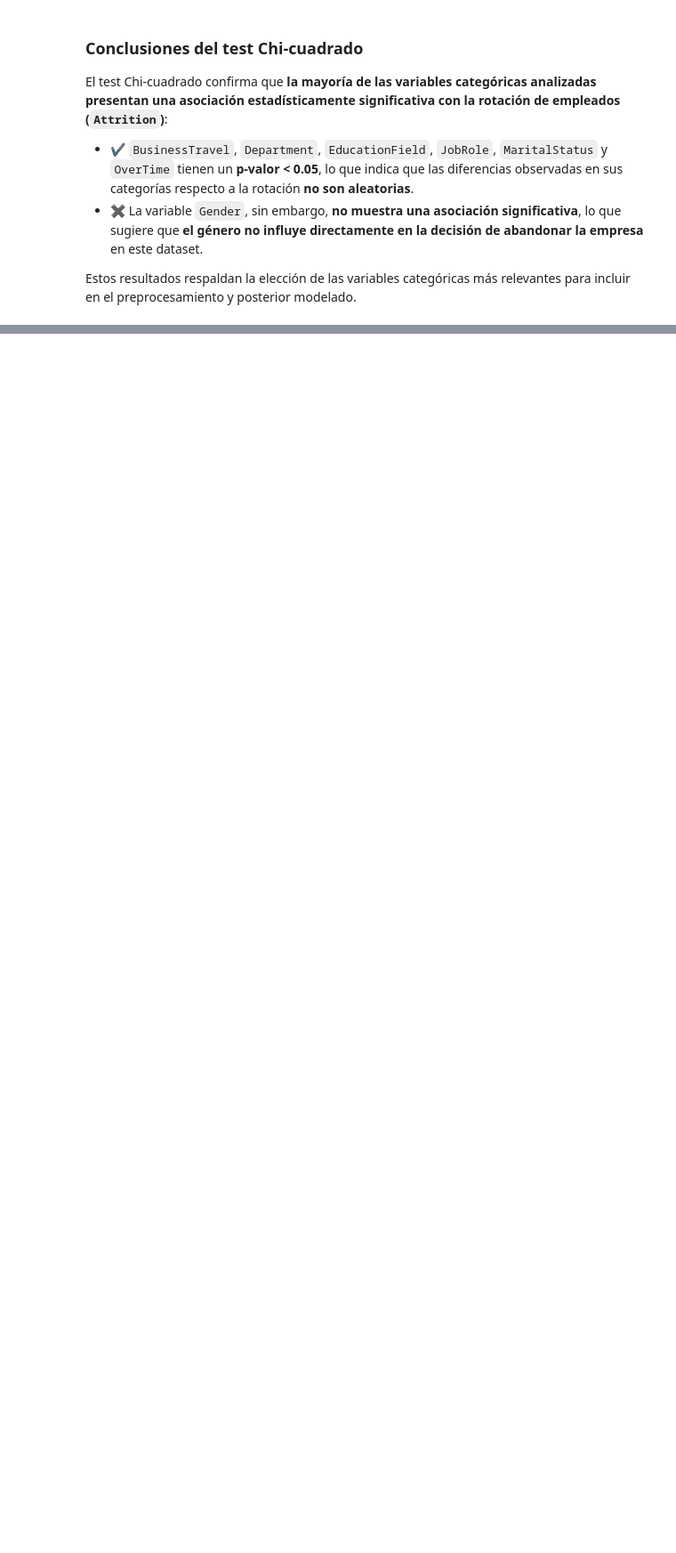
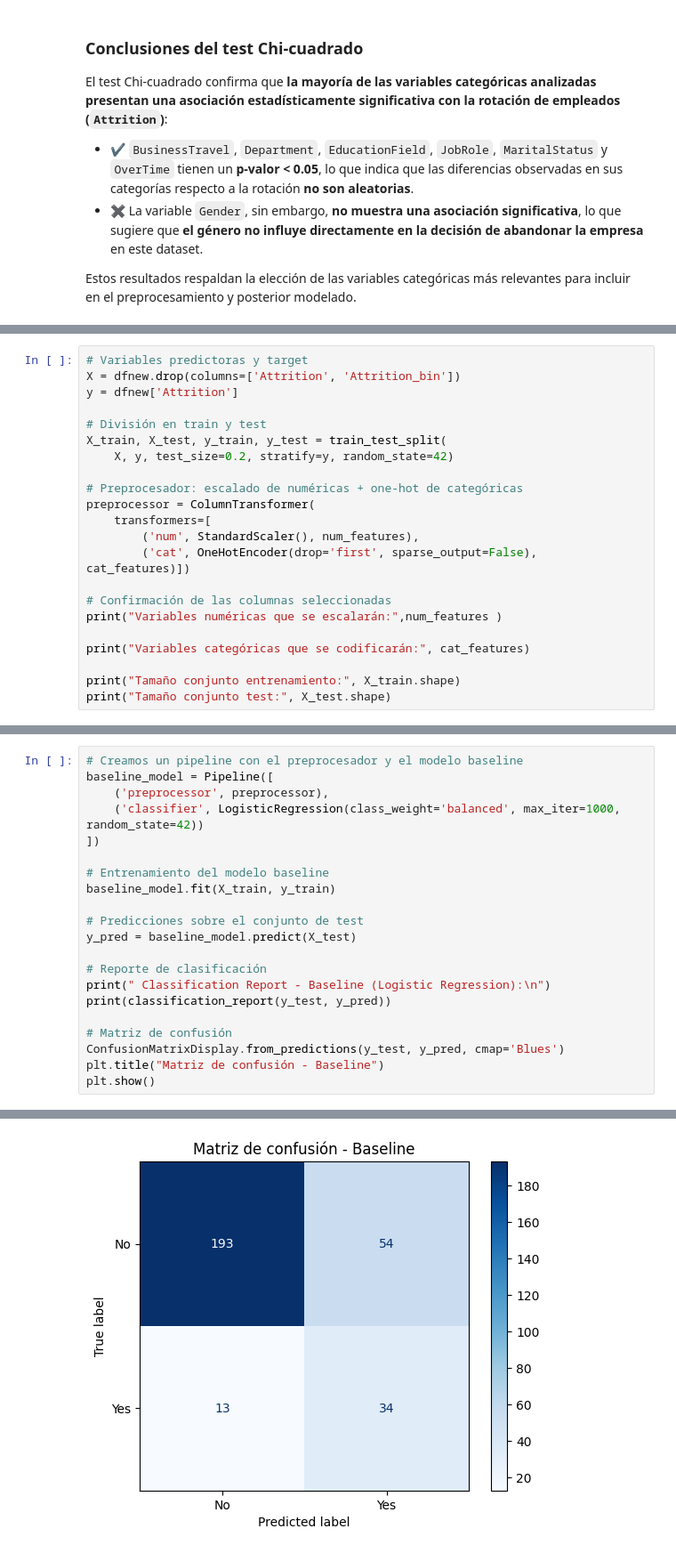
Before and after one commit to MariaJoseCamacho/repositorio_clase, a Jupyter notebook: Project_Break_II_ML/ML_MariaJoseCamachoCano/main.ipynb, the cells around one changed output, grey strips where cells are left out. Shown at 89% size. Drawn from its saved outputs; the diff is of its cells as text; blank space fills up the shorter version.

```diff
--- a/Project_Break_II_ML/ML_MariaJoseCamachoCano/main.ipynb
+++ b/Project_Break_II_ML/ML_MariaJoseCamachoCano/main.ipynb
@@ -394,0 +432,22 @@ plot_numeric_distributions(dfnew, num_features=num_features, target='Attrition')
+# %%
+# Variables predictoras y target
+X = dfnew.drop(columns=['Attrition', 'Attrition_bin'])
+y = dfnew['Attrition']
+
+# División en train y test
+X_train, X_test, y_train, y_test = train_test_split(
+    X, y, test_size=0.2, stratify=y, random_state=42)
+
+# Preprocesador: escalado de numéricas + one-hot de categóricas
+preprocessor = ColumnTransformer(
+    transformers=[
+        ('num', StandardScaler(), num_features),
+        ('cat', OneHotEncoder(drop='first', sparse_output=False), cat_features)])
+
+# Confirmación de las columnas seleccionadas
+print("Variables numéricas que se escalarán:",num_features )
+
+print("Variables categóricas que se codificarán:", cat_features)
+
+print("Tamaño conjunto entrenamiento:", X_train.shape)
+print("Tamaño conjunto test:", X_test.shape)
@@ -394,0 +538,22 @@ plot_numeric_distributions(dfnew, num_features=num_features, target='Attrition')
+# %%
+# Creamos un pipeline con el preprocesador y el modelo baseline
+baseline_model = Pipeline([
+    ('preprocessor', preprocessor),
+    ('classifier', LogisticRegression(class_weight='balanced', max_iter=1000, random_state=42))
+])
+
+# Entrenamiento del modelo baseline
+baseline_model.fit(X_train, y_train)
+
+# Predicciones sobre el conjunto de test
+y_pred = baseline_model.predict(X_test)
+
+# Reporte de clasificación
+print(" Classification Report - Baseline (Logistic Regression):\n")
+print(classification_report(y_test, y_pred))
+
+# Matriz de confusión
+ConfusionMatrixDisplay.from_predictions(y_test, y_pred, cmap='Blues')
+plt.title("Matriz de confusión - Baseline")
+plt.show()
+# %% [output]
@@ -394,0 +570 @@ plot_numeric_distributions(dfnew, num_features=num_features, target='Attrition')
+[figure, added]
```
Also changed, not shown: parts of 24 cells of this notebook.
